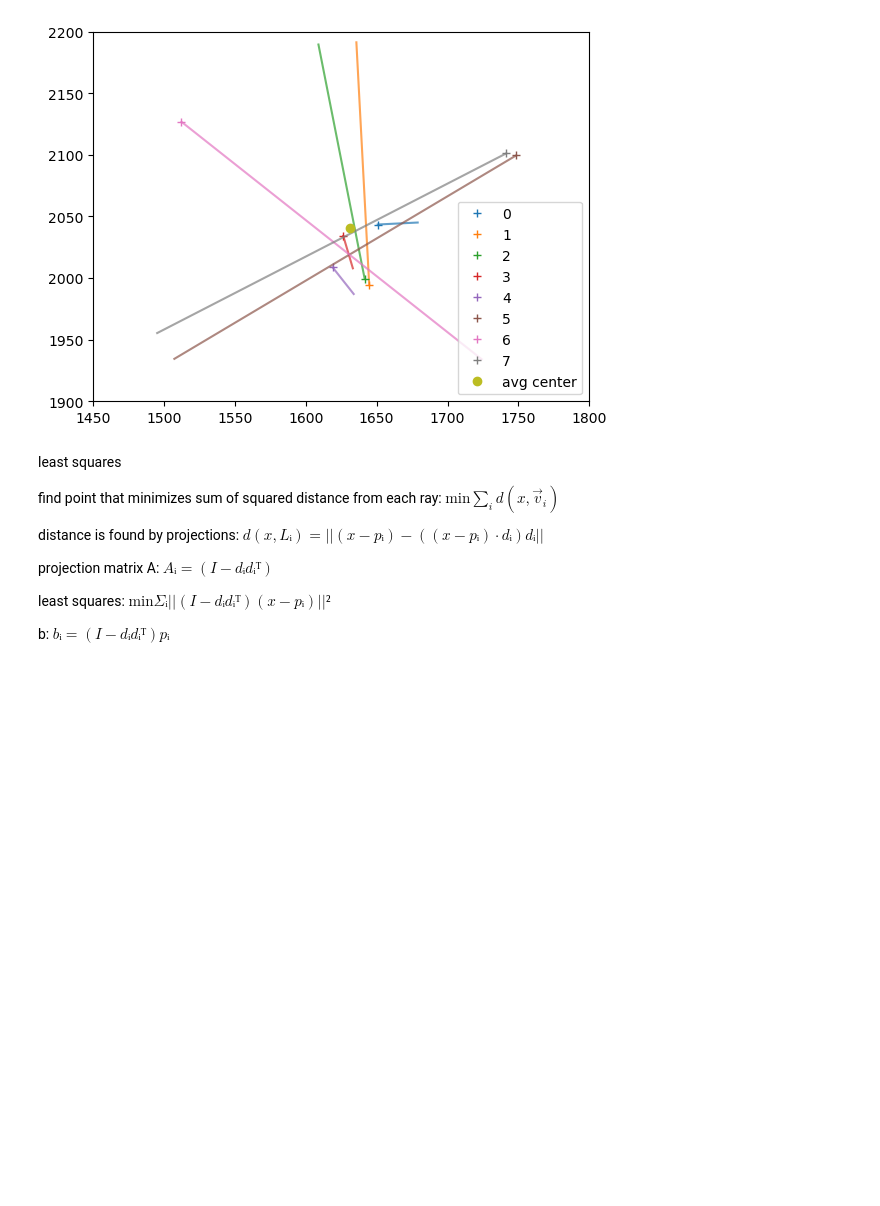
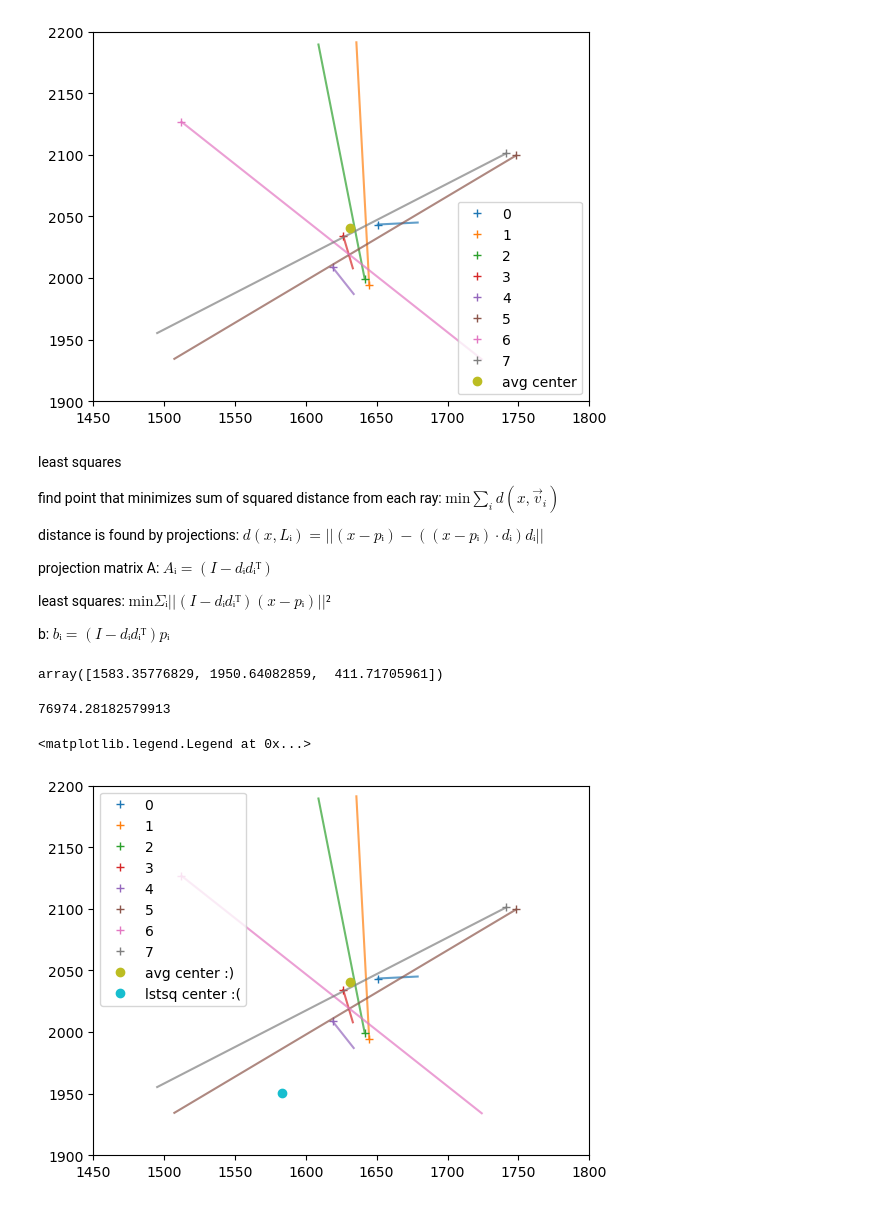
Before and after one commit to KomalKaur0/eigsep_hrzn_mapping, a Jupyter notebook: notebooks/horizon.ipynb, the cells around one changed output. Cells and saved outputs as stored; diff of their text form; code cells hidden in the pictures; blank space fills up the shorter version.

Commit message:
implement lstsq

```diff
--- a/notebooks/horizon.ipynb
+++ b/notebooks/horizon.ipynb
@@ -276,6 +276,7 @@ for enu_idx in range(len(enus)):
     az_corr = np.deg2rad(imgs[enu_idx].heading) + corrs[enu_idx]  # type: ignore
     pitch = np.deg2rad(imgs[enu_idx].angle_up)  # type: ignore
     r = np.array([0, 300])
+    up_ray = r + np.array([imgs[enu_idx].alt, imgs[enu_idx].alt])
     easts = r * np.sin(az) * np.cos(pitch) + enus[enu_idx][0]
     easts_corr = r * np.sin(az_corr) * np.cos(pitch) + enus[enu_idx][0]
     norths = r * np.cos(az) * np.cos(pitch) + enus[enu_idx][1]
@@ -283,7 +284,7 @@ for enu_idx in range(len(enus)):
 
     corrected_easts[enu_idx] = easts_corr
     corrected_norths[enu_idx] = norths_corr
-    corrected_ups[enu_idx] = r * np.sin(pitch)
+    corrected_ups[enu_idx] = up_ray * np.sin(pitch)
 
     line, = ax.plot([enus[enu_idx][0]], [enus[enu_idx][1]], '+', label=enu_idx)
     ax.plot(easts_corr, norths_corr, color=line.get_color(), alpha=0.7)
@@ -332,3 +335,55 @@ projection matrix A: $Aᵢ = (I - dᵢdᵢᵀ)$
 least squares: $\text{min} Σᵢ ||(I - dᵢdᵢᵀ)(x - pᵢ)||²$
 
 b: $bᵢ = (I - dᵢdᵢᵀ)pᵢ$
+# %%
+def proj_matrix():
+    A_ = []
+    b_ = []
+
+    for idx in range(len(imgs)):
+        p = np.array([corrected_easts[idx][0], corrected_norths[idx][0], corrected_ups[idx][0]])        # type: ignore
+        endpt = np.array([corrected_easts[idx][1], corrected_norths[idx][1], corrected_ups[idx][1]])    # type: ignore
+        d = endpt - p
+        d_i = d / np.linalg.norm(d)
+
+        A_i = np.eye(3) - np.outer(d_i, d_i)
+        b_i = A_i @ p
+
+        A_.append(A_i)
+        b_.append(b_i)
+
+    A = np.vstack(A_)
+    b = np.concatenate(b_)
+
+    return A, b
+# %%
+A, b = proj_matrix()
+x, residuals, rank, s = lstsq(A, b)
+
+dof = A.shape[0] - 3
+chi2_r = residuals / dof
+# %%
+x
+# %% [output]
+array([1583.35776829, 1950.64082859,  411.71705961])
+# %%
+chi2_r
+# %% [output]
+76974.28182579913
+# %%
+# all photos and trajectories on canyon after angle calibration with mean center
+fig, ax = plt.subplots()
+# plot_img(ax, dem.data, dem.res)
+
+for enu_idx in range(len(enus)):
+    line, = ax.plot([enus[enu_idx][0]], [enus[enu_idx][1]], '+', label=enu_idx)
+    ax.plot(corrected_easts[enu_idx], corrected_norths[enu_idx], color=line.get_color(), alpha=0.7)
+ax.plot(mean_east, mean_north, 'o', label='avg center :)')
+ax.plot(x[0], x[1], 'o', label='lstsq center :(')
+
+ax.set_xlim(1450, 1800)
+ax.set_ylim(1900, 2200)
+plt.legend(loc="best")
+# %% [output]
+<matplotlib.legend.Legend at 0x...>
+[figure, added]
```
Also changed, not shown: parts of 1 cell of this notebook.
